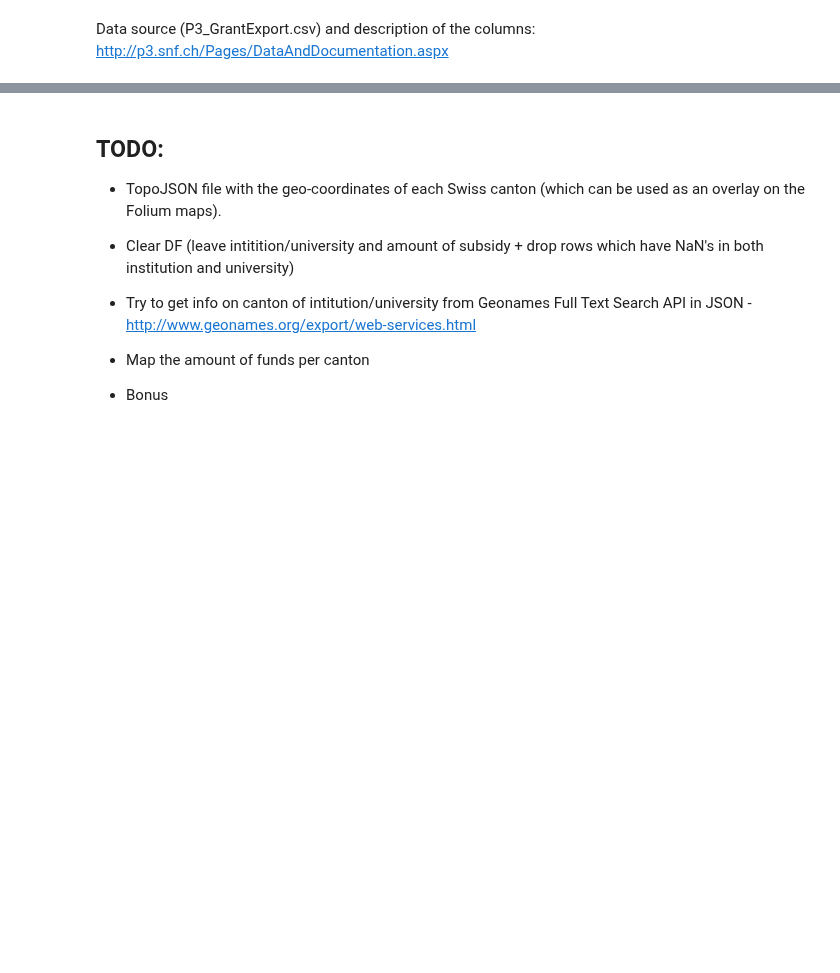
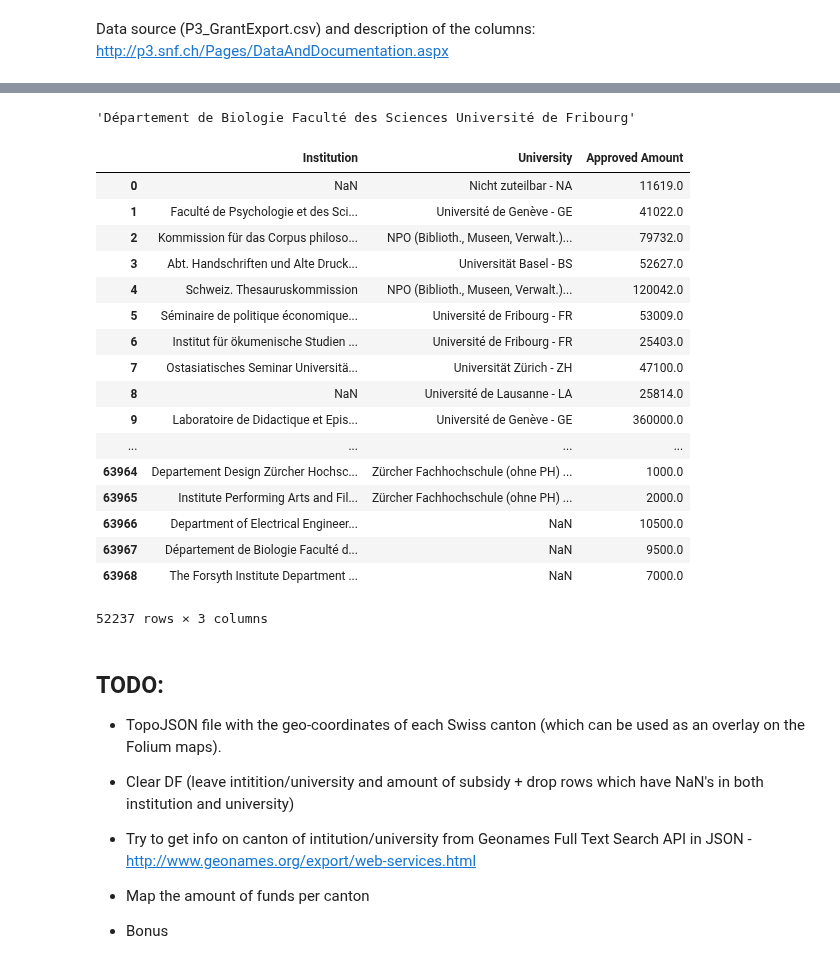
Before and after one commit to PaluchowskiMatthew/ADA-Kepler, a Jupyter notebook: 04 - Interactive Viz/Interactive Viz.ipynb, the cells around one changed output, grey strips where cells are left out. Cells and saved outputs as stored; diff of their text form; code cells hidden in the pictures; blank space fills up the shorter version.

Commit message:
Start wrangeling the data

```diff
--- a/04 - Interactive Viz/Interactive Viz.ipynb
+++ b/04 - Interactive Viz/Interactive Viz.ipynb
@@ -38,0 +64,4 @@ p3_df
+# %%
+# Load the data we need. (Columns: Insti)
+columns = ['Institution', 'University','Approved Amount']
+original_data = pd.read_csv("P3_GrantExport.csv", delimiter=';', usecols=columns, na_values=['data not included in P3'])
@@ -38,0 +72,5 @@ p3_df
+# %%
+missing_institution_info = original_data[original_data[['Institution', 'University']].isnull().all(axis=1)].index
+institution_data = original_data.drop(missing_institution_info, axis=0)
+
+get_dropped_perc(original_data, institution_data)
@@ -38,0 +81,8 @@ p3_df
+# %%
+no_grant_info = institution_data[institution_data[['Approved Amount']].isnull().all(axis=1)].index
+
+#Todo: discuss wether we should fill these with mean value etc, instead of dropping. 16.3% is quite a lot
+grants_data = institution_data.drop(no_grant_info, axis=0)
+
+
+get_dropped_perc(institution_data, grants_data)
@@ -39,3 +105,30 @@ p3_df
+# %%
+only_institution_data = grants_data[grants_data[['University']].isnull().all(axis=1)].index
+
+# TODO: Extract geo info from the rows with only institution info
+# %% [output]
+'Département de Biologie Faculté des Sciences Université de Fribourg'
+# %%
+grants_data
+# %% [output]
+|  | Institution | University | Approved Amount |
+| 0 | NaN | Nicht zuteilbar - NA | 11619.0 |
+| 1 | Faculté de Psychologie et des Sci... | Université de Genève - GE | 41022.0 |
+| 2 | Kommission für das Corpus philoso... | NPO (Biblioth., Museen, Verwalt.)... | 79732.0 |
+| 3 | Abt. Handschriften und Alte Druck... | Universität Basel - BS | 52627.0 |
+| 4 | Schweiz. Thesauruskommission | NPO (Biblioth., Museen, Verwalt.)... | 120042.0 |
+| 5 | Séminaire de politique économique... | Université de Fribourg - FR | 53009.0 |
+| 6 | Institut für ökumenische Studien ... | Université de Fribourg - FR | 25403.0 |
+| 7 | Ostasiatisches Seminar Universitä... | Universität Zürich - ZH | 47100.0 |
+| 8 | NaN | Université de Lausanne - LA | 25814.0 |
+| 9 | Laboratoire de Didactique et Epis... | Université de Genève - GE | 360000.0 |
+| ... | ... | ... | ... |
+| 63964 | Departement Design Zürcher Hochsc... | Zürcher Fachhochschule (ohne PH) ... | 1000.0 |
+| 63965 | Institute Performing Arts and Fil... | Zürcher Fachhochschule (ohne PH) ... | 2000.0 |
+| 63966 | Department of Electrical Engineer... | NaN | 10500.0 |
+| 63967 | Département de Biologie Faculté d... | NaN | 9500.0 |
+| 63968 | The Forsyth Institute Department ... | NaN | 7000.0 |
+52237 rows × 3 columns
 # %% [markdown]
 ## TODO:
 
```
Also changed, not shown: parts of 10 cells of this notebook, 2 other files.
